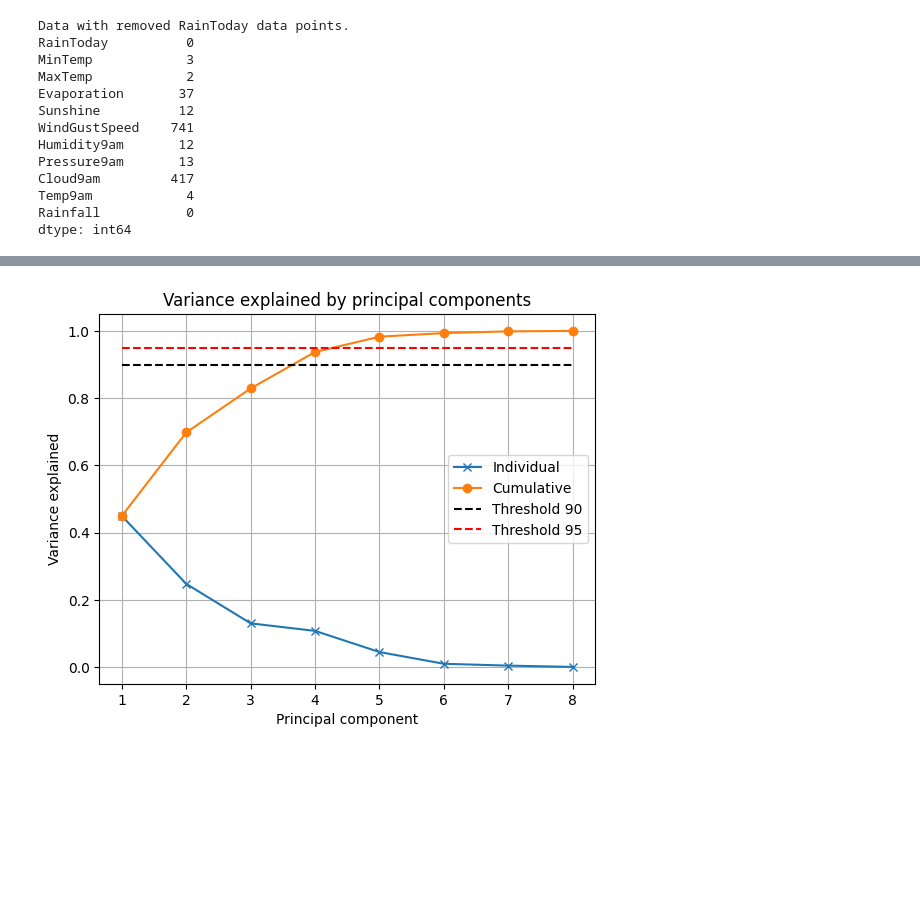
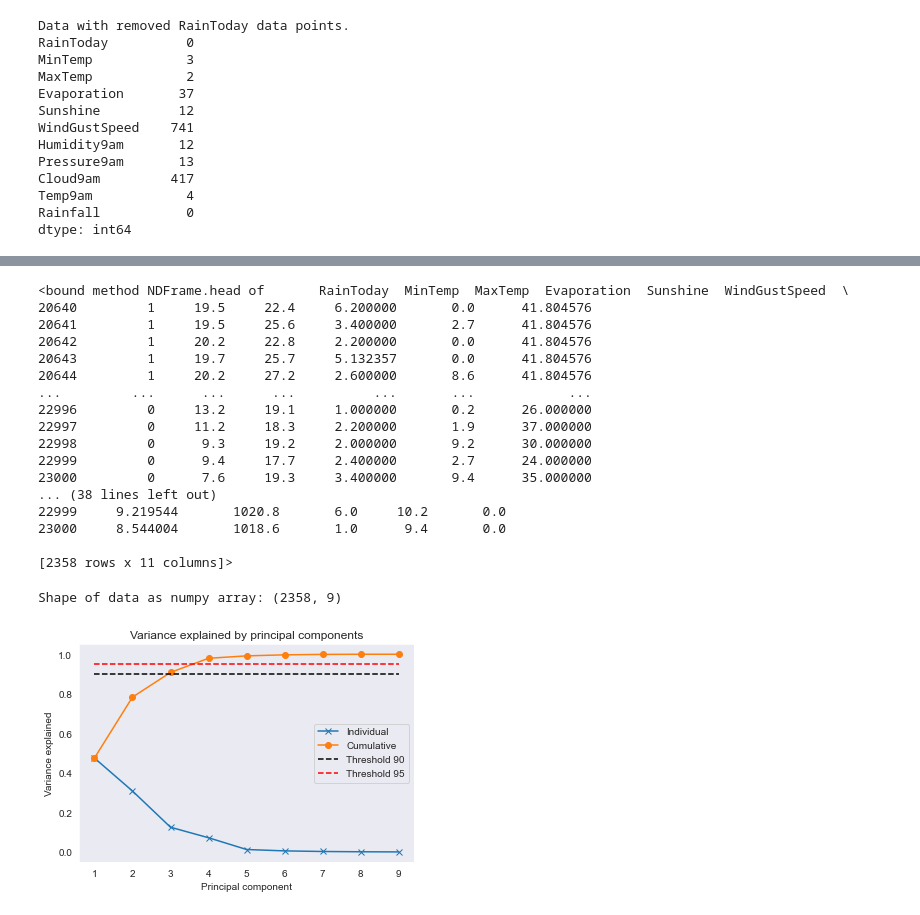
Before and after one commit to osquera/ML-Project, a Jupyter notebook: project1.ipynb, the cells around one changed output, grey strips where cells are left out. Cells and saved outputs as stored; diff of their text form; code cells hidden in the pictures; blank space fills up the shorter version.

Commit message:
Transformation af data så de er normalfordelte (agtigt)

```diff
--- a/project1.ipynb
+++ b/project1.ipynb
@@ -122,20 +189,66 @@ rho = (S * S) / (S * S).sum()
+# %%
+#We want to transform the data:
+print(df.head)
+
+df_trans = df.copy()
+df_trans['Humidity9am'] = df_trans['Humidity9am'].transform(np.sqrt)
+df_trans['Evaporation'] = df_trans['Evaporation'].transform(np.sqrt)
+df_trans['MaxTemp'] = df_trans['MaxTemp'].transform(np.log)
+
+print(df_trans.head)
+# %% [output]
+<bound method NDFrame.head of       RainToday  MinTemp  MaxTemp  Evaporation  Sunshine  WindGustSpeed  \
+20640         1     19.5     22.4     6.200000       0.0      41.804576
+20641         1     19.5     25.6     3.400000       2.7      41.804576
+20642         1     20.2     22.8     2.200000       0.0      41.804576
+20643         1     19.7     25.7     5.132357       0.0      41.804576
+20644         1     20.2     27.2     2.600000       8.6      41.804576
+...         ...      ...      ...          ...       ...            ...
+22996         0     13.2     19.1     1.000000       0.2      26.000000
+22997         0     11.2     18.3     2.200000       1.9      37.000000
+22998         0      9.3     19.2     2.000000       9.2      30.000000
+22999         0      9.4     17.7     2.400000       2.7      24.000000
+23000         0      7.6     19.3     3.400000       9.4      35.000000
+... (38 lines left out)
+22999     9.219544       1020.8       6.0     10.2       0.0
+23000     8.544004       1018.6       1.0      9.4       0.0
+
+[2358 rows x 11 columns]>
 # %%
+#PCA
+
+# We turn the dataset into numpy array
+X = df_trans[["MinTemp", "MaxTemp", "Humidity9am", "Pressure9am",
+        "Cloud9am", "Temp9am", "Rainfall","Evaporation","Sunshine"]].to_numpy()
+print(f"Shape of data as numpy array: {X.shape}")
+
+
+# Subtract mean value from data
+Y = X - np.ones((X.shape[0], 1)) * X.mean(axis=0)
+
+# PCA by computing SVD of Y
+U, S, Vh = svd(Y, full_matrices=False)
+
+# Compute variance explained by principal components
+rho = (S * S) / (S * S).sum()
 #Explained variance
 #Different threshold values
 threshold90 = 0.9
 threshold95 = 0.95
 
 # Plot variance explained
 plt.figure()
 plt.plot(range(1, len(rho) + 1), rho, 'x-')
 plt.plot(range(1, len(rho) + 1), np.cumsum(rho), 'o-')
 plt.plot([1, len(rho)], [threshold90, threshold90], 'k--')
 plt.plot([1, len(rho)], [threshold95, threshold95], 'r--')
 plt.title('Variance explained by principal components');
 plt.xlabel('Principal component');
 plt.ylabel('Variance explained');
 plt.legend(['Individual', 'Cumulative', 'Threshold 90', 'Threshold 95'])
 plt.grid()
 plt.show()
+# We also want to do the correlation between the attributes
 # %% [output]
+Shape of data as numpy array: (2358, 9)
-[figure, old version]
+[figure, new version]
```
Also changed, not shown: parts of 7 cells of this notebook.
